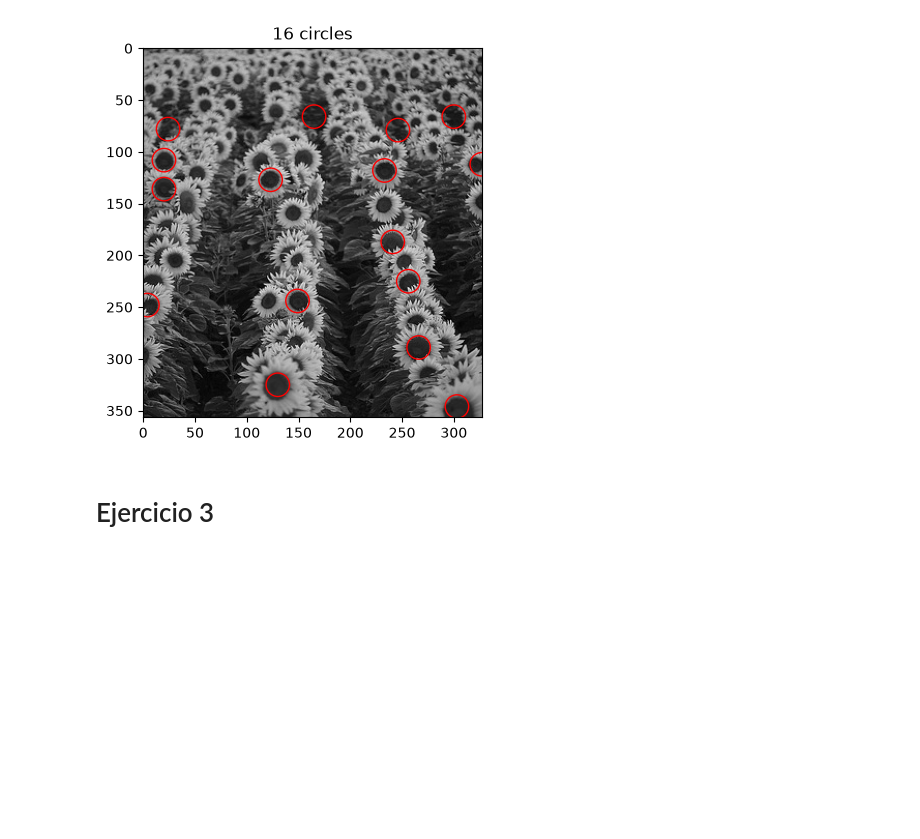
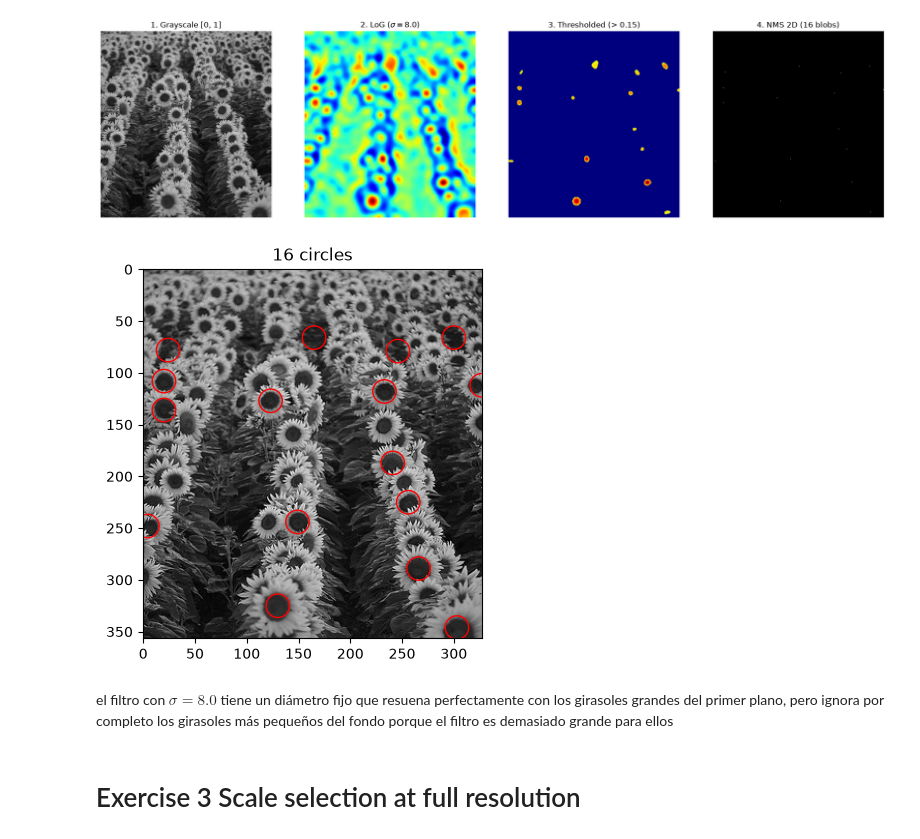
Before and after one commit to Taki3995/Criptografia-y-seguridad-informatica-Laboratories, a Jupyter notebook: Lab 2/lab2_blobs.ipynb, the cells around one changed output. Saved outputs shown, nothing was run; the diff lists cells and outputs as text; code cells hidden in the pictures; blank space fills up the shorter version.

Commit message:
LAB2 - correcion ejercicios 1, 2 y 3. Implementacion fallida de ejercicio 4

```diff
--- a/Lab 2/lab2_blobs.ipynb
+++ b/Lab 2/lab2_blobs.ipynb
@@ -53,43 +120,60 @@ plt.show()
 # %%
 import numpy as np
 import matplotlib.pyplot as plt
 from scipy.ndimage import gaussian_laplace, rank_filter
 from skimage import io, color
-# Importamos la función desde tu archivo local
+# Asegúrate de tener este archivo local o usa la función plot_circles anterior
 from show_all_circles import show_all_circles
 
 # 1. Cargar imagen y convertir a escala de grises [0, 1]
-# rgb2gray de scikit-image automáticamente escala los valores entre 0 y 1
 img_rgb = io.imread('sunflowers.jpg')
 img_gray = color.rgb2gray(img_rgb)
 
-# 2. Elegir sigma para los girasoles más grandes (radio en píxeles)
-sigma = 8
+# 2. Elegir sigma para los girasoles más grandes
+sigma = 8.0
 
 # 3. Filtrar la imagen usando el filtro LoG
-# Multiplicamos por sigma^2 para la normalización de la escala
+# Polaridad positiva y multiplicamos por sigma^2 para normalización de escala
 log_response = (sigma ** 2) * gaussian_laplace(img_gray, sigma=sigma)
 
 # 4. Aplicar thresholding a la imagen filtrada
-# Ajustamos este valor a prueba y error. 0.03 funciona bien para empezar.
 threshold = 0.15
 log_thresholded = np.where(log_response > threshold, log_response, 0)
 
 # 5. Realizar Supresión de No Máximos (NMS) 2D
 max_filter_output = rank_filter(log_thresholded, rank=-1, size=3)
 nms_output = np.where(log_thresholded == max_filter_output, log_thresholded, 0)
 
 # 6. Extraer coordenadas para graficar
-# np.nonzero encuentra los índices de los elementos distintos de cero (los centros detectados)
-# Devuelve una tupla con (filas, columnas), que corresponde a (cy, cx)
 cy, cx = np.nonzero(nms_output)
-
-# Calcular el radio aproximado del blob a partir de sigma
 rad = np.ones_like(cx) * sigma * np.sqrt(2)
 
-# 7. Mostrar resultados
+# ---- Mostrar resultados intermedios para estudio ----
+fig, axes = plt.subplots(1, 4, figsize=(18, 4.5))
+
+axes[0].imshow(img_gray, cmap='gray')
+axes[0].set_title('1. Grayscale [0, 1]')
+
+axes[1].imshow(log_response, cmap='jet')
+axes[1].set_title(f'2. LoG ($\\sigma={sigma}$)')
+
+axes[2].imshow(log_thresholded, cmap='jet')
+axes[2].set_title(f'3. Thresholded (> {threshold})')
+
+axes[3].imshow(nms_output > 0, cmap='gray')
+axes[3].set_title(f'4. NMS 2D ({len(cx)} blobs)')
+
+for ax in axes:
+    ax.axis('off')
+plt.tight_layout()
+plt.show()
+
+# 7. Mostrar resultado final usando tu función
 show_all_circles(img_gray, cx, cy, rad, color='r')
 # %% [output]
-[figure, old version]
+[figure, new version]
+[figure, added]
+# %% [markdown]
+el filtro con $\sigma=8.0$ tiene un diámetro fijo que resuena perfectamente con los girasoles grandes del primer plano, pero ignora por completo los girasoles más pequeños del fondo porque el filtro es demasiado grande para ellos
 # %% [markdown]
-# Ejercicio 3
+# Exercise 3 Scale selection at full resolution
```
Also changed, not shown: parts of 16 cells of this notebook, 1 other file.
